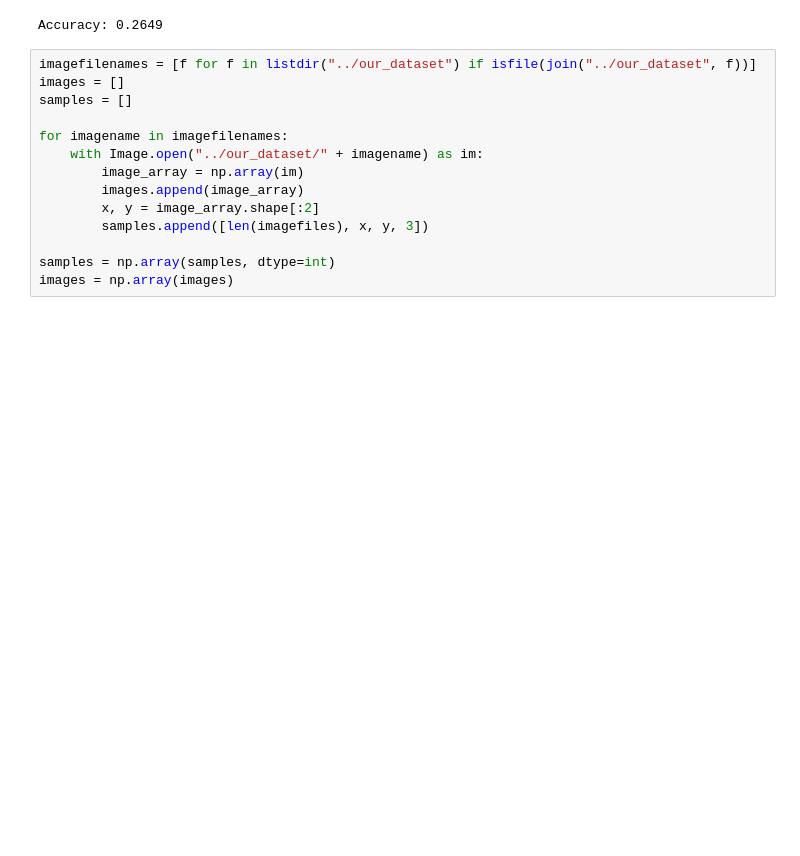
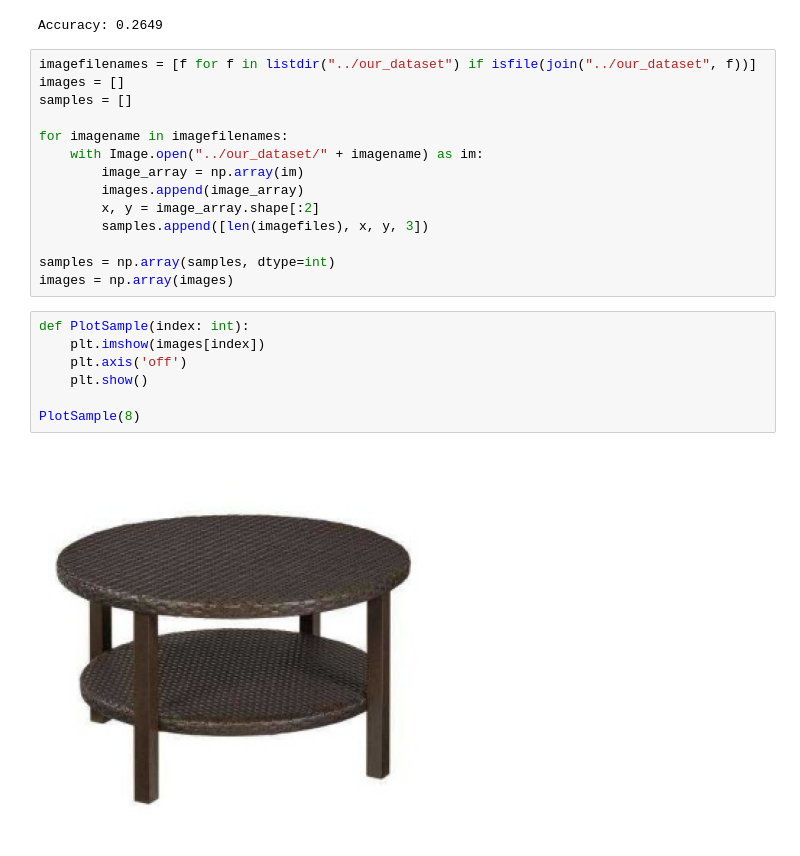
Before and after one commit to Tine-debug/Applied_AI, a Jupyter notebook: lab1_fundamentals_ML_NLP/lab1_fundamentals_ML_NLP/Part1_warmup/D7041E_code_for_lab1.ipynb, the cells around one changed output. Cells and saved outputs as stored; diff of their text form; blank space fills up the shorter version.

```diff
--- a/lab1_fundamentals_ML_NLP/lab1_fundamentals_ML_NLP/Part1_warmup/D7041E_code_for_lab1.ipynb
+++ b/lab1_fundamentals_ML_NLP/lab1_fundamentals_ML_NLP/Part1_warmup/D7041E_code_for_lab1.ipynb
@@ -95,3 +95,12 @@ for imagename in imagefilenames:
 
 samples = np.array(samples, dtype=int)
 images = np.array(images)
+# %%
+def PlotSample(index: int):
+    plt.imshow(images[index])
+    plt.axis('off')
+    plt.show()
+
+PlotSample(8)
+# %% [output]
+[figure, added]
```
